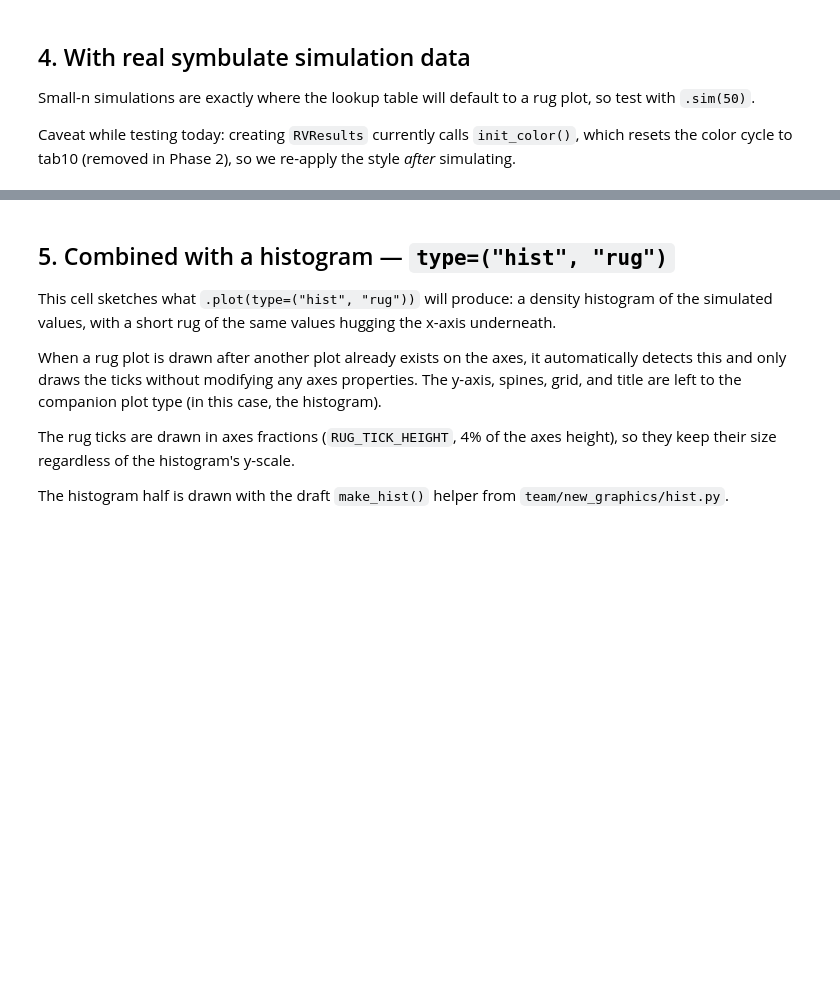
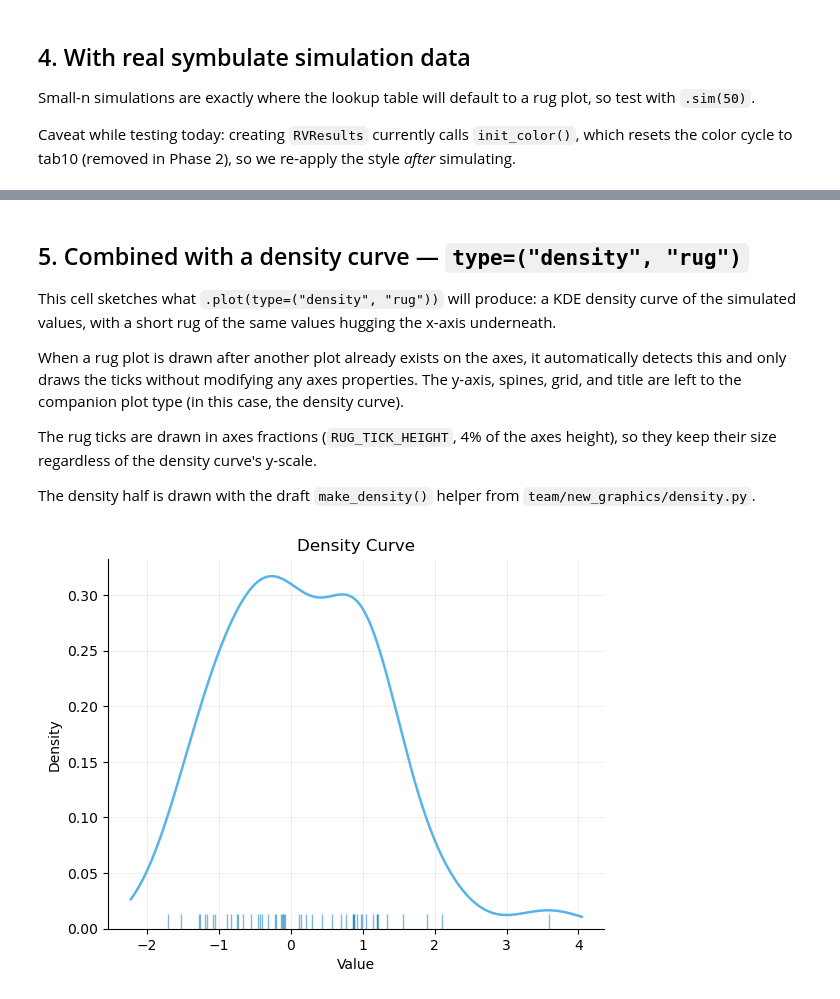
Before and after one commit to calpoly-symbulate/symbulate, a Jupyter notebook: team/new_graphics/new_graphics_demos/rug_demo.ipynb, the cells around one changed output, grey strips where cells are left out. Drawn from its saved outputs; the diff is of its cells as text; code cells hidden in the pictures; blank space fills up the shorter version.

Commit message:
feature: rug plot improvement

```diff
--- a/team/new_graphics/new_graphics_demos/rug_demo.ipynb
+++ b/team/new_graphics/new_graphics_demos/rug_demo.ipynb
@@ -123,37 +137,38 @@ plt.show()
 # %% [markdown]
-## 5. Combined with a histogram — `type=("hist", "rug")`
+## 5. Combined with a density curve — `type=("density", "rug")`
 
-This cell sketches what `.plot(type=("hist", "rug"))` will produce: a density
-histogram of the simulated values, with a short rug of the same values hugging
-the x-axis underneath.
+This cell sketches what `.plot(type=("density", "rug"))` will produce: a KDE
+density curve of the simulated values, with a short rug of the same values
+hugging the x-axis underneath.
 
 When a rug plot is drawn after another plot already exists on the axes, it
 automatically detects this and only draws the ticks without modifying any axes
 properties. The y-axis, spines, grid, and title are left to the companion plot
-type (in this case, the histogram).
+type (in this case, the density curve).
 
 The rug ticks are drawn in axes fractions (`RUG_TICK_HEIGHT`, 4% of the axes
-height), so they keep their size regardless of the histogram's y-scale.
+height), so they keep their size regardless of the density curve's y-scale.
 
-The histogram half is drawn with the draft `make_hist()` helper from
-`team/new_graphics/hist.py`.
+The density half is drawn with the draft `make_density()` helper from
+`team/new_graphics/density.py`.
 # %%
-from hist import make_hist
+from density import make_density
 
 values = np.asarray(sims.results)
 
 ax = plt.gca()
 
-# The histogram half: density histogram of the simulated values. This
-# is the first plot on the axes, so it owns the y-axis, spines, grid,
-# and title. Okabe-Ito sky blue, as in the prototype.
-make_hist(values, ax, "#56B4E9")
+# The density curve: drawn first, so it owns the y-axis, spines, grid,
+# labels, and title. Okabe-Ito sky blue.
+make_density(values, ax, "#56B4E9")
 
-# The rug half: automatically detects it's overlaying the histogram,
-# so just draws the ticks without modifying any axes properties.
+# The rug half: automatically detects it's overlaying the density
+# curve, so just draws the ticks without modifying any axes properties.
 make_rug(values, ax, "#0072B2")
 
 plt.show()
+# %% [output]
+[figure, added]
 # %% [markdown]
 ## Verification checklist
 
```
Also changed, not shown: parts of 8 cells of this notebook.
